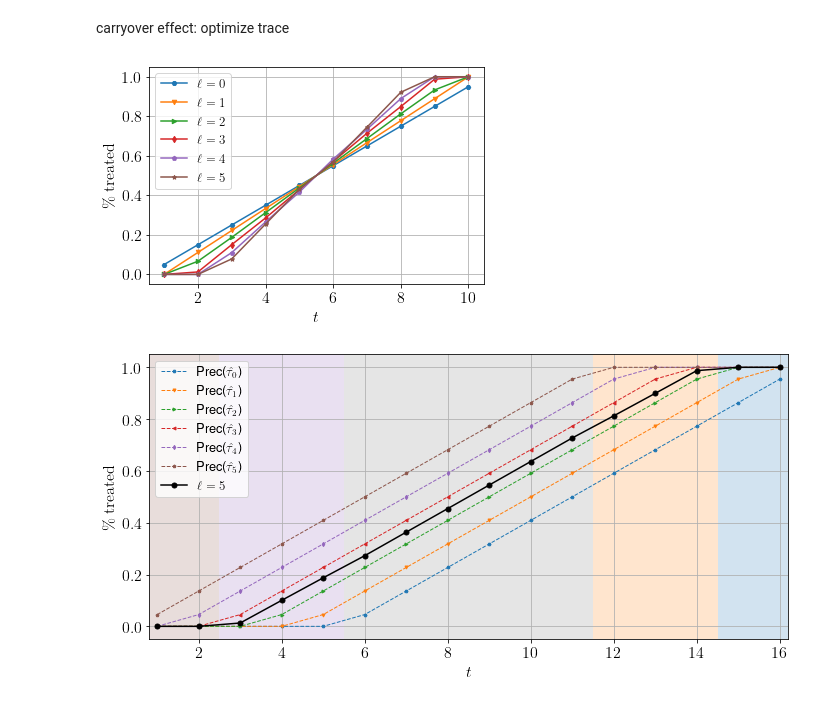
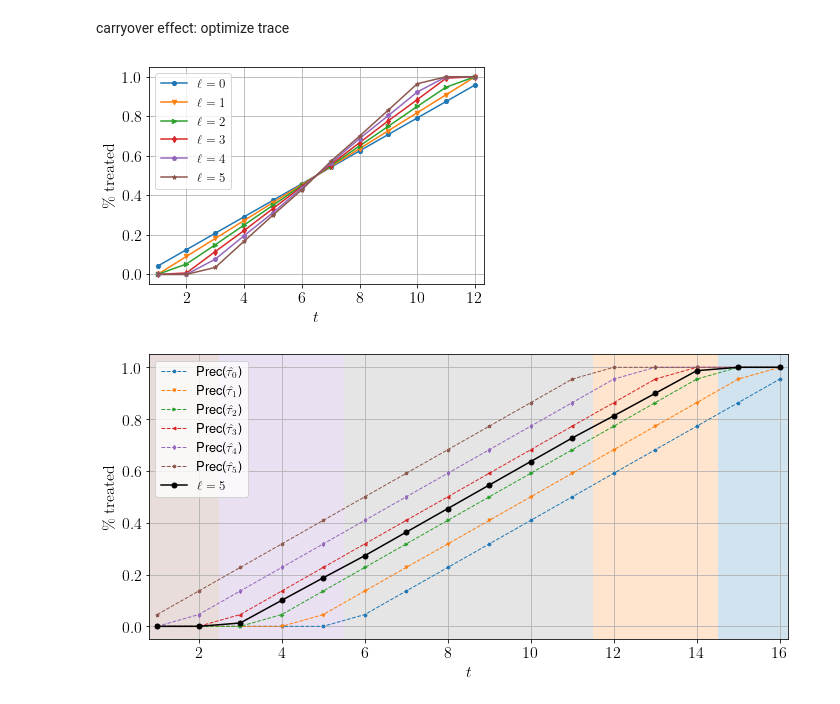
Before and after one commit to ruoxuanxiong/staggered_rollout_design, a Jupyter notebook: code/Figure-2-4.ipynb, the cells around one changed output. Drawn from its saved outputs; the diff is of its cells as text; code cells hidden in the pictures.

Commit message:
update t optimal curve

```diff
--- a/code/Figure-2-4.ipynb
+++ b/code/Figure-2-4.ipynb
@@ -39,7 +36,7 @@ plt.savefig("../figures/two_way_fixed_effect_opt_treated_pct.pdf")
 # %% [markdown]
 carryover effect: optimize trace
 # %%
-T = 10
+T = 12
 result = dict(); result["$\ell="+str(0)+"$"] = [(2*t+1)/(2*T) for t in range(T)]
 for lag in range(1, 6): # lag is the number of lags
     def carryover_fun(y, L=lag):
@@ -56,17 +53,18 @@ for lag in range(1, 6): # lag is the number of lags
 # %%
 result_df = pd.DataFrame(result)
 result_df['index'] = range(1, T+1)
 result_df = result_df.set_index('index')
 plt.figure()
 markers = ['H', 'v', '>', 'd', 'p', '*']
 for l in range(6):
     plt.plot(result_df["$\ell="+str(l)+"$"], marker=markers[l], label="$\ell="+str(l)+"$", markersize=4.5)
 plt.xlabel("$t$"); plt.ylabel("$\%$ $\mathrm{treated}$");
+plt.xlim([0.7, 12.3])
 plt.grid(True)
 plt.legend()
 plt.savefig("../figures/carryover-t-optimal.pdf")
 # %% [output]
-[figure, old version]
+[figure, new version]
 # %%
 T = 16; lag = 5;
 result = dict();
```
Also changed, not shown: parts of 1 cell of this notebook, 2 other files.
